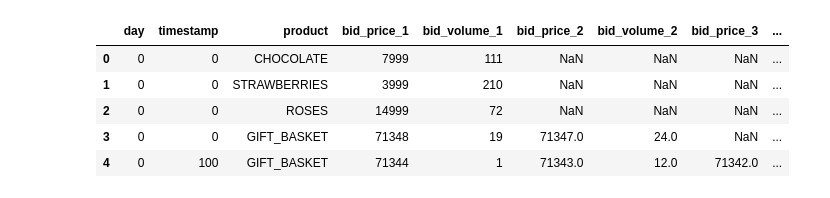
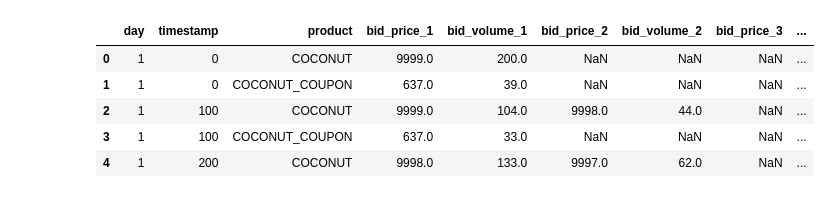
Before and after one commit to AlessandroMagna/prosperity-algo-trading, a Jupyter notebook: notebooks/Prosp_Round3.ipynb, the cells around one changed output. Cells and saved outputs as stored; diff of their text form; code cells hidden in the pictures.

Commit message:
added notebook and data

```diff
--- a/notebooks/Prosp_Round3.ipynb
+++ b/notebooks/Prosp_Round3.ipynb
@@ -1,26 +1,26 @@
 # %%
 import os
-os.chdir('../')
+#os.chdir('../')
 import pandas as pd
 import matplotlib.pyplot as plt
 import numpy as np
 #from sklearn.metrics import mean_squared_error
 from datamodel import Listing, Observation, Order, OrderDepth, ProsperityEncoder, Symbol, Trade, TradingState, ConversionObservation
 
 
-data_0 = pd.read_csv('data/prices_round_3_day_0.csv', sep =";")
-data_1 = pd.read_csv('data/prices_round_3_day_1.csv', sep =";")
-data_2 = pd.read_csv('data/prices_round_3_day_2.csv', sep =";")
+data_1 = pd.read_csv('data/prices_round_4_day_1.csv', sep =";")
+data_2 = pd.read_csv('data/prices_round_4_day_2.csv', sep =";")
+data_3 = pd.read_csv('data/prices_round_4_day_3.csv', sep =";")
 
-data=[data_0, data_1, data_2]
+data=[data_1, data_2, data_3]
 data= pd.concat(data)
 data.head()
 # %% [output]
 |  | day | timestamp | product | bid_price_1 | bid_volume_1 | bid_price_2 | bid_volume_2 | bid_price_3 | ... |
-| 0 | 0 | 0 | CHOCOLATE | 7999 | 111 | NaN | NaN | NaN | ... |
-| 1 | 0 | 0 | STRAWBERRIES | 3999 | 210 | NaN | NaN | NaN | ... |
-| 2 | 0 | 0 | ROSES | 14999 | 72 | NaN | NaN | NaN | ... |
-| 3 | 0 | 0 | GIFT_BASKET | 71348 | 19 | 71347.0 | 24.0 | NaN | ... |
-| 4 | 0 | 100 | GIFT_BASKET | 71344 | 1 | 71343.0 | 12.0 | 71342.0 | ... |
+| 0 | 1 | 0 | COCONUT | 9999.0 | 200.0 | NaN | NaN | NaN | ... |
+| 1 | 1 | 0 | COCONUT_COUPON | 637.0 | 39.0 | NaN | NaN | NaN | ... |
+| 2 | 1 | 100 | COCONUT | 9999.0 | 104.0 | 9998.0 | 44.0 | NaN | ... |
+| 3 | 1 | 100 | COCONUT_COUPON | 637.0 | 33.0 | NaN | NaN | NaN | ... |
+| 4 | 1 | 200 | COCONUT | 9998.0 | 133.0 | 9997.0 | 62.0 | NaN | ... |
 # %%
 #create 4 different dataframes from data for each product CHOCOLATE, STRAWBERRY, ROSES, GIFT_BASKET
```
Also changed, not shown: parts of 9 cells of this notebook, 14 other files.
